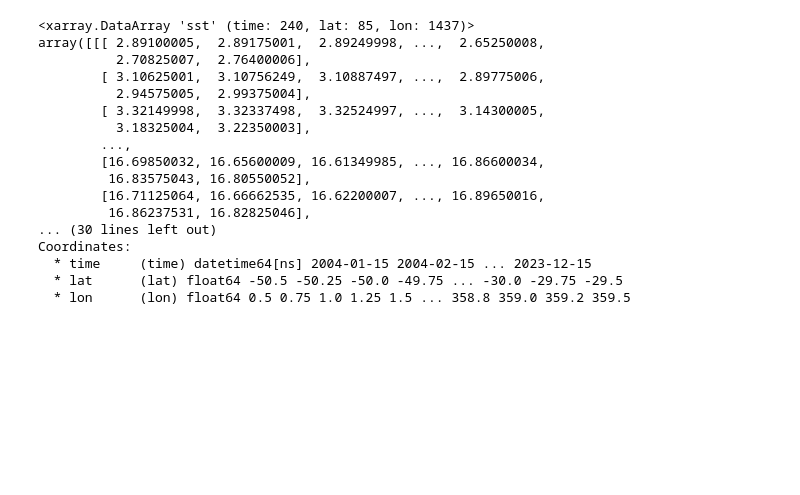
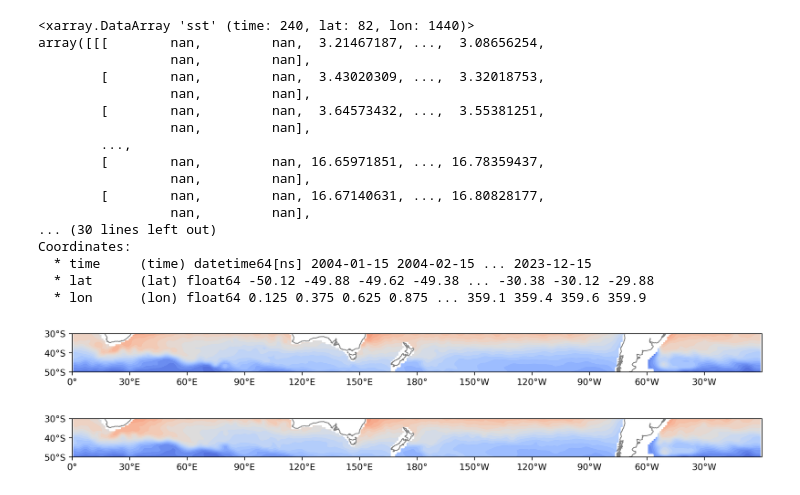
Before and after one commit to juanfuooo/Subtropical-Front-Modeling-Code, a Jupyter notebook: Step1/Argo_Merge_Cut_1_4Deg/Argo_Interpolate/Argo_Interpolate.ipynb, the cells around one changed output. Cells and saved outputs as stored; diff of their text form; code cells hidden in the pictures; blank space fills up the shorter version.

Commit message:
Argo_interpolation_fixing

```diff
--- a/Step1/Argo_Merge_Cut_1_4Deg/Argo_Interpolate/Argo_Interpolate.ipynb
+++ b/Step1/Argo_Merge_Cut_1_4Deg/Argo_Interpolate/Argo_Interpolate.ipynb
@@ -6,5 +13,5 @@ import pandas as pd
 # %%
-def interpolate_netcdf_1_4_deg(input_file, output_file=None):
+def interpolate_netcdf_1_4_deg(input_file, new_lat, new_lon, output_file=None):
     """
     Interpolate a NetCDF file from 1-degree to 0.25-degree resolution using bilinear interpolation.
 
@@ -12,6 +19,10 @@ def interpolate_netcdf_1_4_deg(input_file, output_file=None):
     -----------
     input_file : str
         Path to input NetCDF file
+    new_lat : numpy.ndarray
+        New latitude values at 0.25-degree resolution
+    new_lon : numpy.ndarray
+        New longitude values at 0.25-degree resolution
     output_file : str, optional
         Path to save the interpolated NetCDF file. If None, returns the dataset without saving.
 
@@ -23,9 +34,7 @@ def interpolate_netcdf_1_4_deg(input_file, output_file=None):
     # Read the input NetCDF file
     ds_raw = xr.open_dataset(input_file)
     ds = ds_raw.sst
-    # Create new coordinate arrays for 0.25-degree resolution
-    new_lat = np.arange(ds.lat.min(), ds.lat.max() + 0.25, 0.25)
-    new_lon = np.arange(ds.lon.min(), ds.lon.max() + 0.25, 0.25)
+
 
     # Perform bilinear interpolation
     ds_interpolated = ds.interp(
@@ -47,25 +54,61 @@ argo_1_4_deg = interpolate_netcdf_1_4_deg(nc_file_path)
+# %%
+oisst = xr.open_dataset(r"C:\Users\lv299\OneDrive\STF_Paper\Subtropical-Front-Modeling-Code\Step1\OISST_Merge_Cut_1_4Deg_Daily\OISST_1_4Deg_daily.nc")
+# %%
+new_lat = oisst.lat
+new_lon = oisst.lon
+# %%
+argo_1_4_deg = interpolate_netcdf_1_4_deg(nc_file_path, new_lat, new_lon)
 # %%
 time_array = pd.date_range(start='2004-01-01', end='2023-12-15', freq='MS') + pd.Timedelta(days=14)
 argo_1_4_deg['time'] = time_array
 # %%
 argo_1_4_deg
 # %% [output]
-<xarray.DataArray 'sst' (time: 240, lat: 85, lon: 1437)>
-array([[[ 2.89100005,  2.89175001,  2.89249998, ...,  2.65250008,
-          2.70825007,  2.76400006],
-        [ 3.10625001,  3.10756249,  3.10887497, ...,  2.89775006,
-          2.94575005,  2.99375004],
-        [ 3.32149998,  3.32337498,  3.32524997, ...,  3.14300005,
-          3.18325004,  3.22350003],
+<xarray.DataArray 'sst' (time: 240, lat: 82, lon: 1440)>
+array([[[        nan,         nan,  3.21467187, ...,  3.08656254,
+                 nan,         nan],
+        [        nan,         nan,  3.43020309, ...,  3.32018753,
+                 nan,         nan],
+        [        nan,         nan,  3.64573432, ...,  3.55381251,
+                 nan,         nan],
         ...,
-        [16.69850032, 16.65600009, 16.61349985, ..., 16.86600034,
-         16.83575043, 16.80550052],
-        [16.71125064, 16.66662535, 16.62200007, ..., 16.89650016,
-         16.86237531, 16.82825046],
+        [        nan,         nan, 16.65971851, ..., 16.78359437,
+                 nan,         nan],
+        [        nan,         nan, 16.67140631, ..., 16.80828177,
+                 nan,         nan],
 ... (30 lines left out)
 Coordinates:
   * time     (time) datetime64[ns] 2004-01-15 2004-02-15 ... 2023-12-15
-  * lat      (lat) float64 -50.5 -50.25 -50.0 -49.75 ... -30.0 -29.75 -29.5
-  * lon      (lon) float64 0.5 0.75 1.0 1.25 1.5 ... 358.8 359.0 359.2 359.5
+  * lat      (lat) float64 -50.12 -49.88 -49.62 -49.38 ... -30.38 -30.12 -29.88
+  * lon      (lon) float64 0.125 0.375 0.625 0.875 ... 359.1 359.4 359.6 359.9
+# %%
+# test plot
+leftlon, rightlon, lowerlat, upperlat = (0,361,-50,-30)
+img_extent = [leftlon, rightlon, lowerlat, upperlat]
+lon_formatter = cticker.LongitudeFormatter()
+lat_formatter = cticker.LatitudeFormatter()
+
+for i in range(2):
+
+    fig = plt.figure(figsize=(12,4), dpi = 300)
+
+    ax = fig.add_axes([0.05, 0.2, 0.9, 0.9],projection = ccrs.PlateCarree(central_longitude=180),zorder = 1)
+    ax.set_extent(img_extent, crs=ccrs.PlateCarree())
+    ax.add_feature(cfeature.COASTLINE,color='grey')
+    ax.set_xticks(range(0,361,30), crs=ccrs.PlateCarree())
+    ax.set_yticks(range(-50,-29,10), crs=ccrs.PlateCarree())
+    ax.xaxis.set_major_formatter(lon_formatter)
+    ax.yaxis.set_major_formatter(lat_formatter)
+
+
+    c = ax.contourf(argo_1_4_deg.lon,argo_1_4_deg.lat,argo_1_4_deg[i,:,:],
+                    levels = np.arange(0,30,1),
+                    cmap = 'coolwarm',
+                    extend='both' ,
+                    transform=ccrs.PlateCarree(),
+                    zorder = 2)
+# %% [output]
+[figure, added]
+[figure, added]
 # %%
 argo_1_4_deg.to_netcdf('argo_1_4_deg.nc')
```
Also changed, not shown: parts of 2 cells of this notebook, 5 other files.
